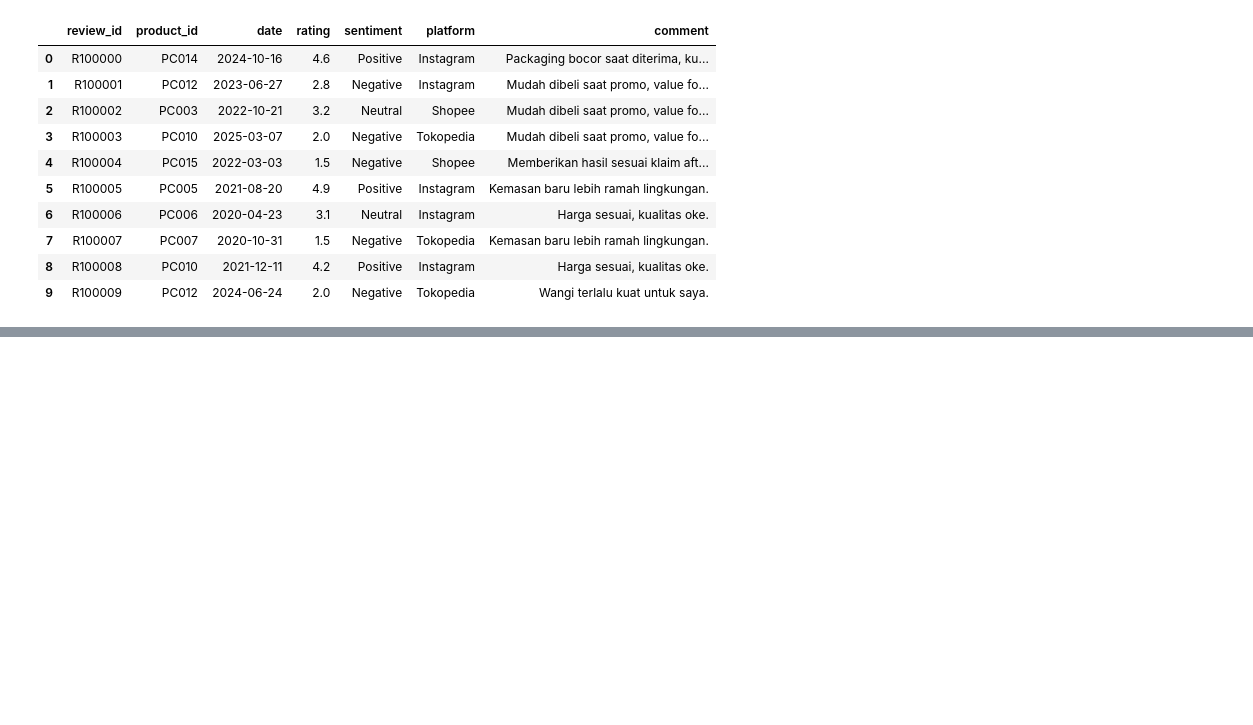
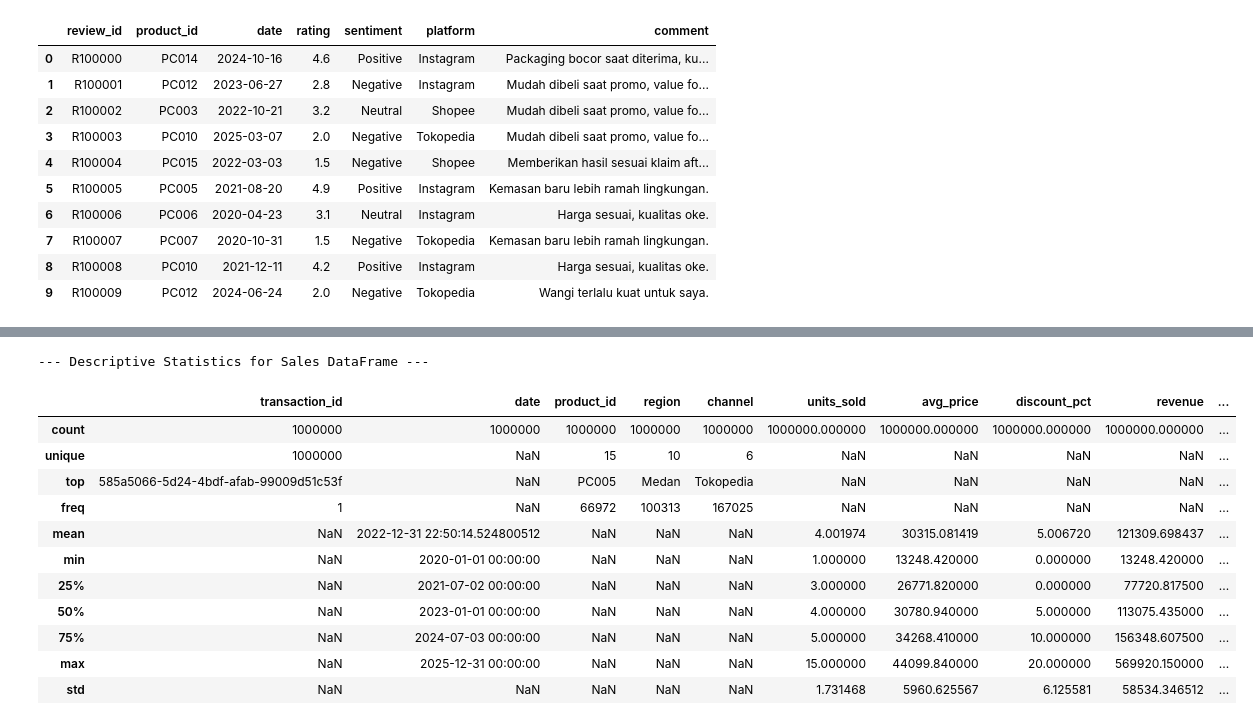
Before and after one commit to LatiefDataVisionary/fmcg-gelar-rasa-2025, a Jupyter notebook: notebooks/notebook.ipynb, the cells around one changed output, grey strips where cells are left out. Cells and saved outputs as stored; diff of their text form; code cells hidden in the pictures; blank space fills up the shorter version.

Commit message:
Sub-chapter 1.1 Descriptive Statistics Analysis (Analisis Statistik Deskriptif)

```diff
--- a/notebooks/notebook.ipynb
+++ b/notebooks/notebook.ipynb
@@ -1520,0 +1582,17 @@ memory usage: 547.0+ KB
+# %%
+print("\n--- Descriptive Statistics for Sales DataFrame ---")
+display(sales.describe(include='all'))
+# %% [output]
+--- Descriptive Statistics for Sales DataFrame ---
+|  | transaction_id | date | product_id | region | channel | units_sold | avg_price | discount_pct | revenue | ... |
+| count | 1000000 | 1000000 | 1000000 | 1000000 | 1000000 | 1000000.000000 | 1000000.000000 | 1000000.000000 | 1000000.000000 | ... |
+| unique | 1000000 | NaN | 15 | 10 | 6 | NaN | NaN | NaN | NaN | ... |
+| top | 585a5066-5d24-4bdf-afab-99009d51c53f | NaN | PC005 | Medan | Tokopedia | NaN | NaN | NaN | NaN | ... |
+| freq | 1 | NaN | 66972 | 100313 | 167025 | NaN | NaN | NaN | NaN | ... |
+| mean | NaN | 2022-12-31 22:50:14.524800512 | NaN | NaN | NaN | 4.001974 | 30315.081419 | 5.006720 | 121309.698437 | ... |
+| min | NaN | 2020-01-01 00:00:00 | NaN | NaN | NaN | 1.000000 | 13248.420000 | 0.000000 | 13248.420000 | ... |
+| 25% | NaN | 2021-07-02 00:00:00 | NaN | NaN | NaN | 3.000000 | 26771.820000 | 0.000000 | 77720.817500 | ... |
+| 50% | NaN | 2023-01-01 00:00:00 | NaN | NaN | NaN | 4.000000 | 30780.940000 | 5.000000 | 113075.435000 | ... |
+| 75% | NaN | 2024-07-03 00:00:00 | NaN | NaN | NaN | 5.000000 | 34268.410000 | 10.000000 | 156348.607500 | ... |
+| max | NaN | 2025-12-31 00:00:00 | NaN | NaN | NaN | 15.000000 | 44099.840000 | 20.000000 | 569920.150000 | ... |
+| std | NaN | NaN | NaN | NaN | NaN | 1.731468 | 5960.625567 | 6.125581 | 58534.346512 | ... |
```
Also changed, not shown: parts of 5 cells of this notebook.
